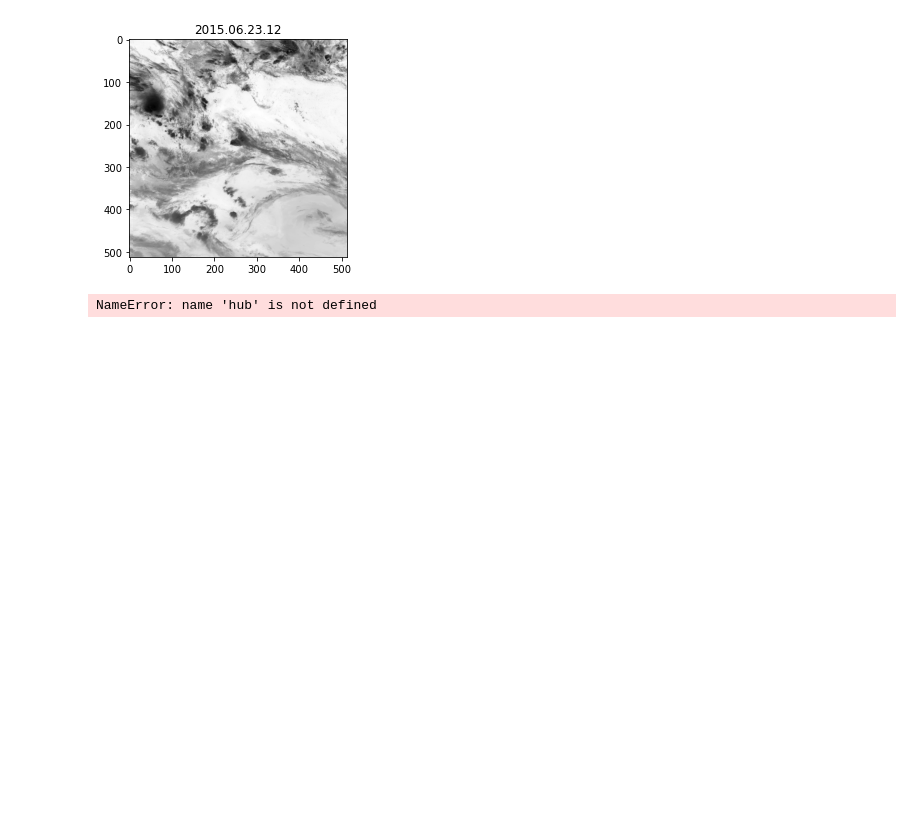
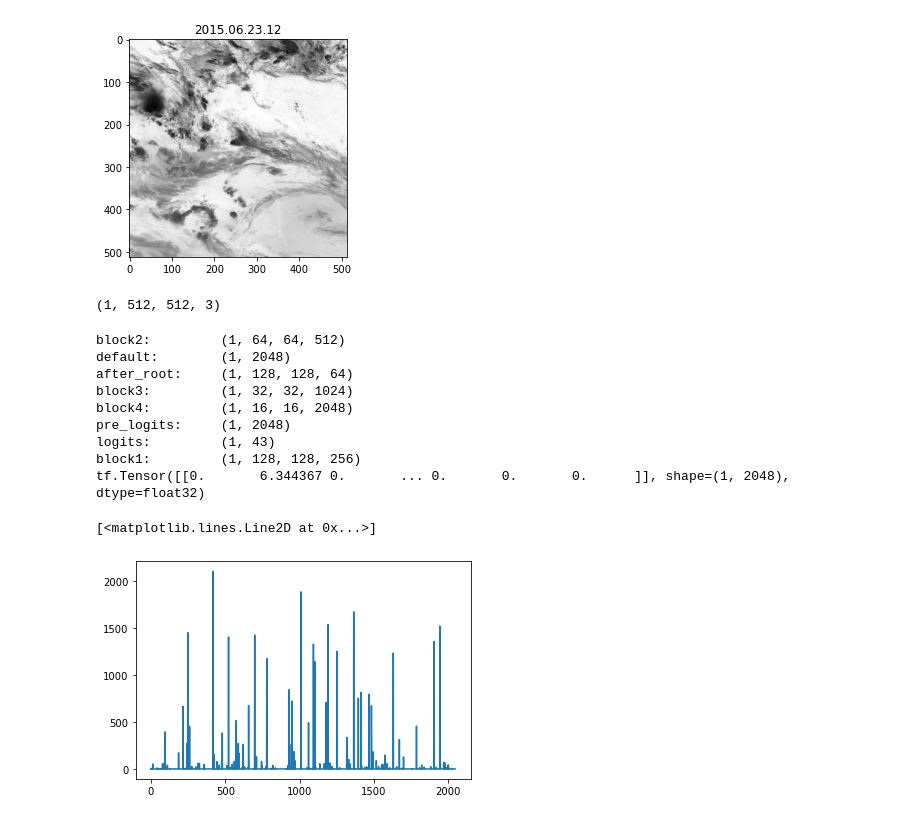
Before and after one commit to tingsyo/course_2021Q1_ML_for_Atmospheric_Sciences, a Jupyter notebook: notebook/05_Feature_Extraction_with_Pretrained_Models.ipynb, the cells around one changed output. Cells and saved outputs as stored; diff of their text form; code cells hidden in the pictures; blank space fills up the shorter version.

Commit message:
- Tested pre-trained model - Added notebook/06_DataFlow_for_Experiments.ipynb

```diff
--- a/notebook/05_Feature_Extraction_with_Pretrained_Models.ipynb
+++ b/notebook/05_Feature_Extraction_with_Pretrained_Models.ipynb
@@ -126,10 +126,35 @@ plt.show()
 [figure]
 [figure]
 # %%
-module = hub.Module("https://tfhub.dev/google/remote_sensing/bigearthnet-resnet50/1")
-module.summary()
+import tensorflow_hub as hub
+
+model_url = "https://tfhub.dev/google/remote_sensing/bigearthnet-resnet50/1"
+model = hub.load(model_url)
-# %% [output]
-NameError: name 'hub' is not defined
 # %%
-images = [data2] # A batch of images with shape [batch_size, height, width, 3].
-features = module(images)  # Features with shape [batch_size, num_features].
+image = np.stack([data2,data2,data2], axis=2)
+images = np.expand_dims(image, axis=0) # A batch of images with shape [batch_size, height, width, 3].
+print(images.shape)
+features = model.signatures['default'](tf.convert_to_tensor(images))  # Features with shape [batch_size, num_features].
+# %% [output]
+(1, 512, 512, 3)
+# %%
+%matplotlib inline
+import matplotlib.pyplot as plt
+
+for k in features.keys():
+    print(k + ": \t" + str(features[k].shape))
+
+print(features['default'])
+plt.plot(features['default'].numpy().flatten())
+# %% [output]
+block2:         (1, 64, 64, 512)
+default:        (1, 2048)
+after_root:     (1, 128, 128, 64)
+block3:         (1, 32, 32, 1024)
+block4:         (1, 16, 16, 2048)
+pre_logits:     (1, 2048)
+logits:         (1, 43)
+block1:         (1, 128, 128, 256)
+tf.Tensor([[0.       6.344367 0.       ... 0.       0.       0.      ]], shape=(1, 2048), dtype=float32)
+[<matplotlib.lines.Line2D at 0x...>]
+[figure, added]
```
Also changed, not shown: parts of 2 cells of this notebook, 3 other files.
